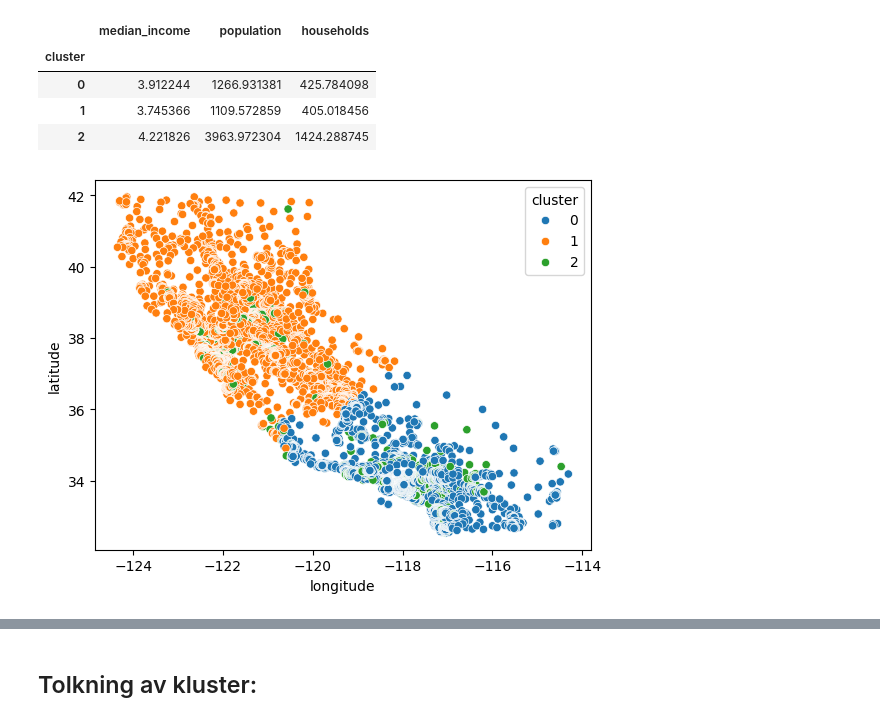
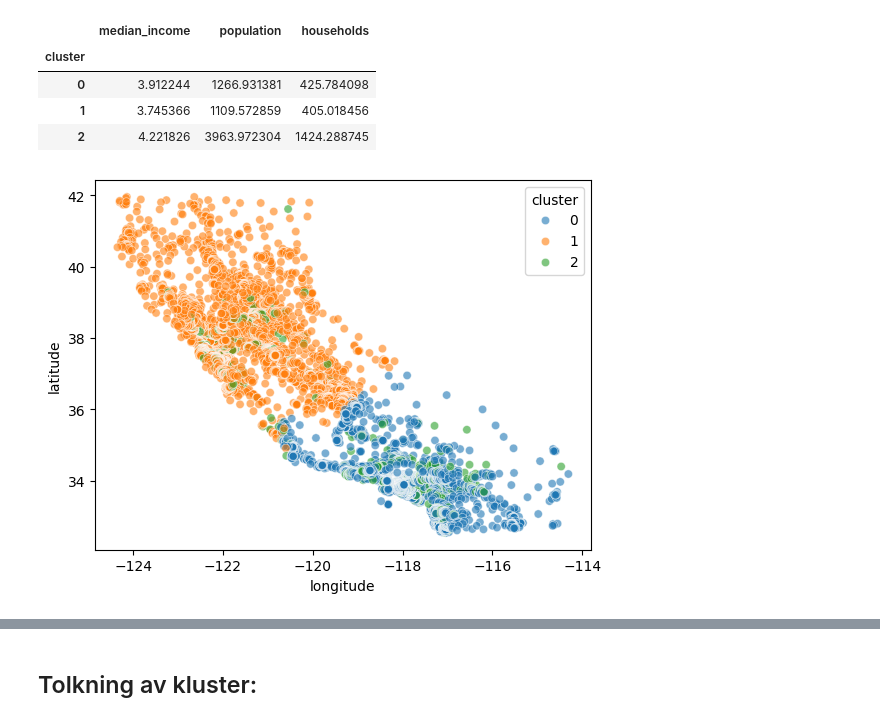
Before and after one commit to janekrajt-tech/ML_Uppgift_Jan_Rajt, a Jupyter notebook: ML_Uppgift1_Jan_Rajt.ipynb, the cells around one changed output, grey strips where cells are left out. Saved outputs shown, nothing was run; the diff lists cells and outputs as text; code cells hidden in the pictures.

```diff
--- a/ML_Uppgift1_Jan_Rajt.ipynb
+++ b/ML_Uppgift1_Jan_Rajt.ipynb
@@ -475,11 +477,12 @@ df.groupby("cluster")[["median_income","population","households,"]].mean()
 # %%
 sns.scatterplot(
     data=df,
     x="longitude",
     y="latitude",
     hue="cluster",
-    palette="tab10"
+    palette="tab10",
+    alpha=0.6
 )
 plt.show()
 # %% [output]
-[figure, old version]
+[figure, new version]
```
Also changed, not shown: parts of 6 cells of this notebook, 1 other file.
